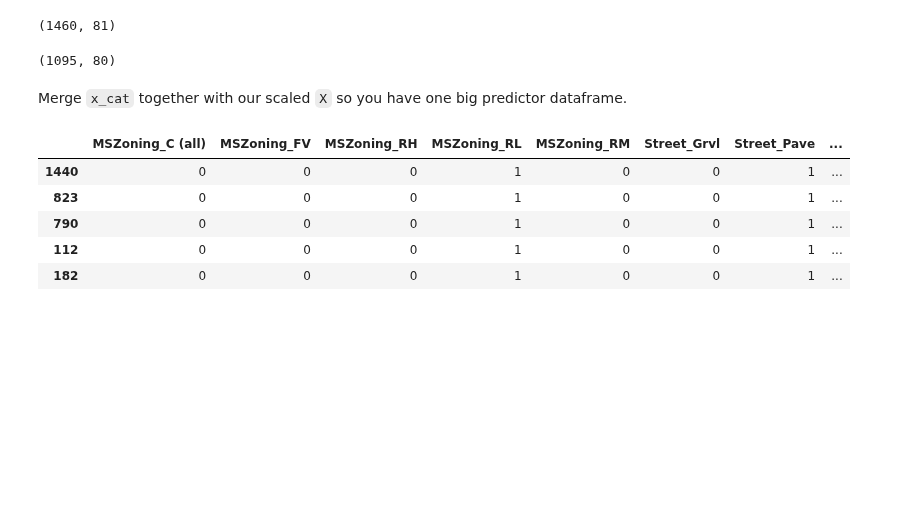
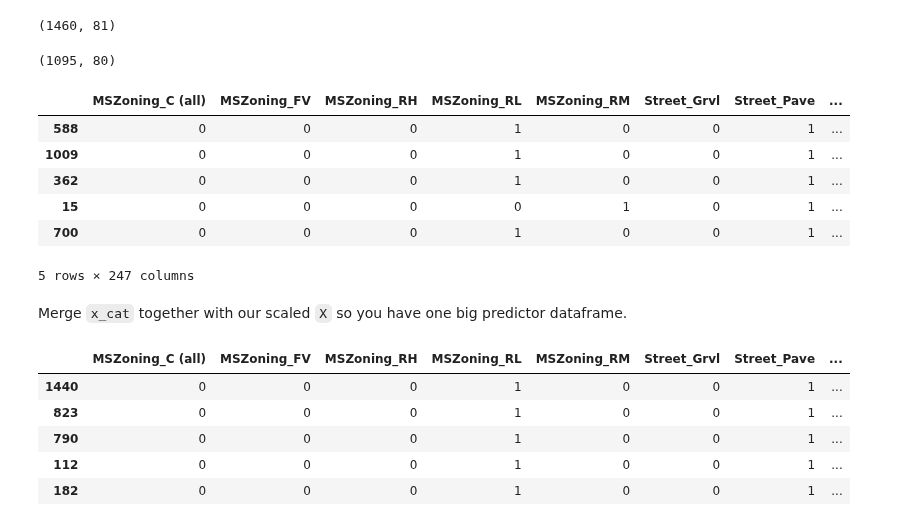
Before and after one commit to MangrobanGit/dsc-2-24-10-ridge-and-lasso-regression-lab-seattle-ds-career-040119, a Jupyter notebook: index.ipynb, the cells around one changed output. Saved outputs shown, nothing was run; the diff lists cells and outputs as text; code cells hidden in the pictures; blank space fills up the shorter version.

```diff
--- a/index.ipynb
+++ b/index.ipynb
@@ -218,3 +216,13 @@ Xccgr
+# %%
+Xcctr.head()
+# %% [output]
+|  | MSZoning_C (all) | MSZoning_FV | MSZoning_RH | MSZoning_RL | MSZoning_RM | Street_Grvl | Street_Pave | ... |
+| 588 | 0 | 0 | 0 | 1 | 0 | 0 | 1 | ... |
+| 1009 | 0 | 0 | 0 | 1 | 0 | 0 | 1 | ... |
+| 362 | 0 | 0 | 0 | 1 | 0 | 0 | 1 | ... |
+| 15 | 0 | 0 | 0 | 0 | 1 | 0 | 1 | ... |
+| 700 | 0 | 0 | 0 | 1 | 0 | 0 | 1 | ... |
+5 rows × 247 columns
 # %%
 # Make dummies
 X_cat = pd.get_dummies(X_cat)
```
Also changed, not shown: parts of 1 cell of this notebook.
